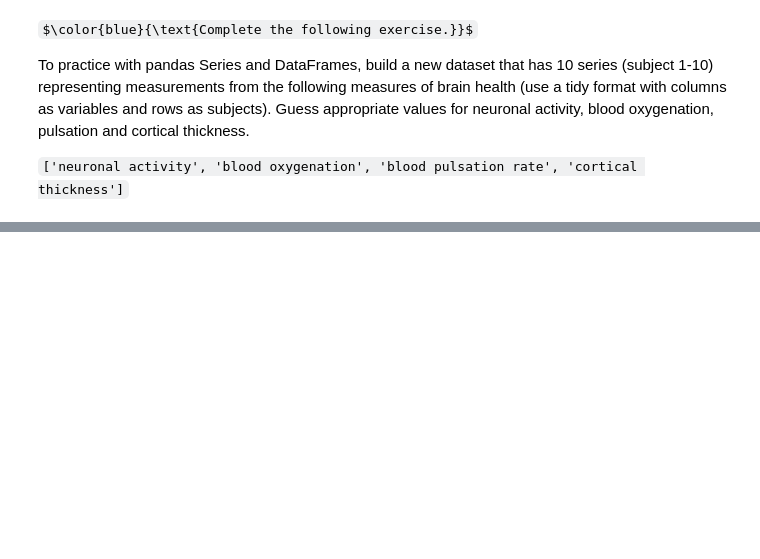
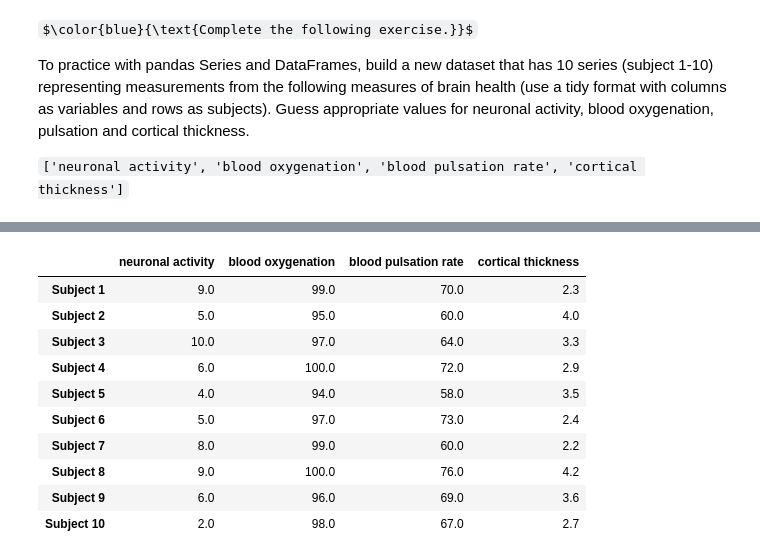
Before and after one commit to cjhoang/PythonTutorials, a Jupyter notebook: tutorial015-Pandas-Introduction.ipynb, the cells around one changed output, grey strips where cells are left out. Saved outputs shown, nothing was run; the diff lists cells and outputs as text; code cells hidden in the pictures; some formulas as TeX source; blank space fills up the shorter version.

```diff
--- a/tutorial015-Pandas-Introduction.ipynb
+++ b/tutorial015-Pandas-Introduction.ipynb
@@ -570,0 +673,14 @@ To practice with pandas Series and DataFrames, build a new dataset that has 10 s
+# %%
+brainhealth_df.T
+# %% [output]
+|  | neuronal activity | blood oxygenation | blood pulsation rate | cortical thickness |
+| Subject 1 | 9.0 | 99.0 | 70.0 | 2.3 |
+| Subject 2 | 5.0 | 95.0 | 60.0 | 4.0 |
+| Subject 3 | 10.0 | 97.0 | 64.0 | 3.3 |
+| Subject 4 | 6.0 | 100.0 | 72.0 | 2.9 |
+| Subject 5 | 4.0 | 94.0 | 58.0 | 3.5 |
+| Subject 6 | 5.0 | 97.0 | 73.0 | 2.4 |
+| Subject 7 | 8.0 | 99.0 | 60.0 | 2.2 |
+| Subject 8 | 9.0 | 100.0 | 76.0 | 4.2 |
+| Subject 9 | 6.0 | 96.0 | 69.0 | 3.6 |
+| Subject 10 | 2.0 | 98.0 | 67.0 | 2.7 |
```
Also changed, not shown: parts of 3 cells of this notebook.
